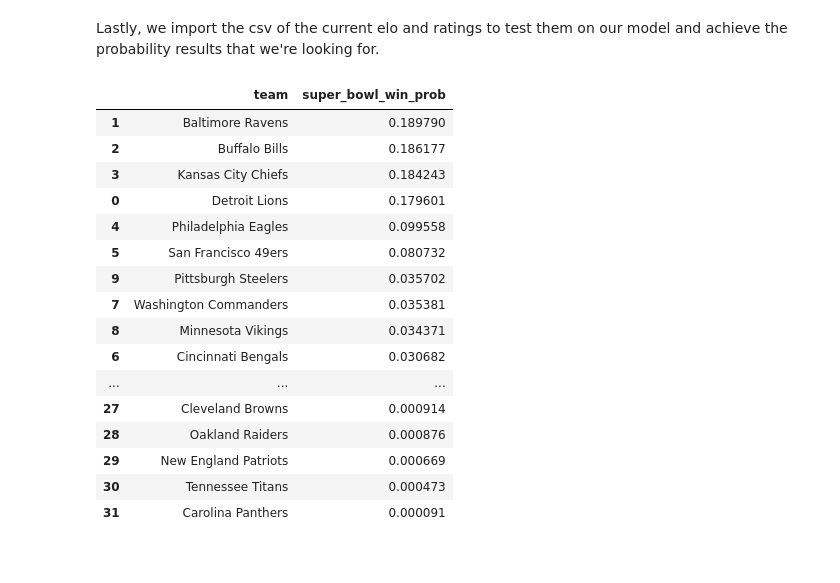
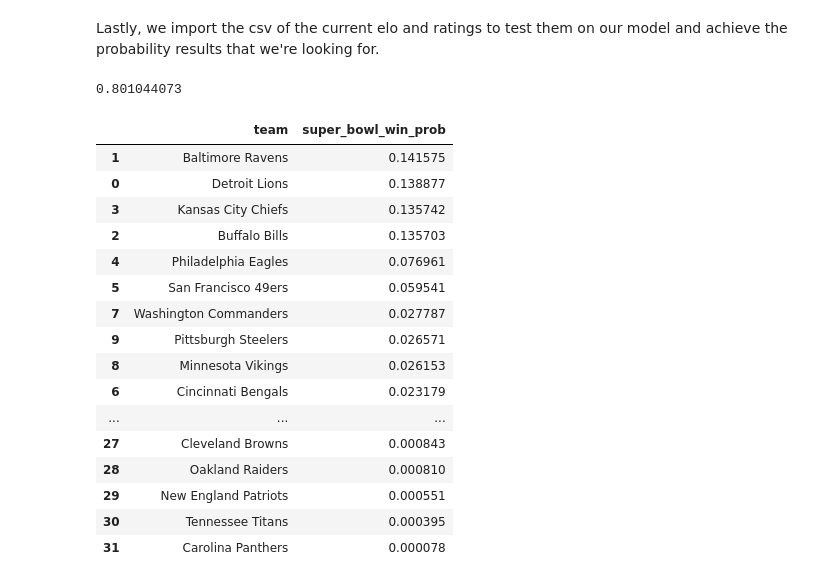
Before and after one commit to AndyGran/CMSC-320-Final-Project, a Jupyter notebook: Data-Analysis.ipynb, the cells around one changed output. Saved outputs shown, nothing was run; the diff lists cells and outputs as text; code cells hidden in the pictures.

Commit message:
fixed expected win calculation

```diff
--- a/Data-Analysis.ipynb
+++ b/Data-Analysis.ipynb
@@ -747,38 +748,39 @@ weighted avg       0.95      0.98      0.96       128
 Lastly, we import the csv of the current elo and ratings to test them on our model and achieve the probability results that we're looking for.
 # %%
 nfl_elo_curr_df = pd.read_csv('nfl_elo_current.csv')
-nfl_elo_curr_df['expected_wins'] = nfl_elo_curr_df['wins'] + nfl_elo_curr_df['expected_wins_538_ytd']
+nfl_elo_curr_df['expected_wins'] = nfl_elo_curr_df['wins'] + (17 - nfl_elo_curr_df['week']) * (nfl_elo_curr_df['expected_wins_538_ytd']/nfl_elo_curr_df['week'])
 nfl_elo_curr_df['win_loss_perc'] = nfl_elo_curr_df['expected_wins'] / 17
 nfl_elo_curr_df['team'] = nfl_elo_curr_df['team'].apply(lambda team: team_name_mapping.get(team, team))
-
+print(max(nfl_elo_curr_df['win_loss_perc']))
 # Rename elo of the team at current to average_elo for the model
 nfl_elo_curr_df.rename(columns={'nfelo': 'average_elo'}, inplace=True)
 
 features_for_model = ['win_loss_perc', 'defensive_rank', 'average_elo']
 X_curr = nfl_elo_curr_df[features_for_model]
 
 X_curr_scaled = scaler.transform(X_curr)
 
 nfl_elo_curr_df['super_bowl_win_prob'] = best_model.predict_proba(X_curr_scaled)[:, 1]
 
 nfl_elo_curr_df = nfl_elo_curr_df.sort_values(by='super_bowl_win_prob', ascending=False)
 
 nfl_elo_curr_df[['team', 'super_bowl_win_prob']]
 # %% [output]
+0.801044073
 |  | team | super_bowl_win_prob |
-| 1 | Baltimore Ravens | 0.189790 |
-| 2 | Buffalo Bills | 0.186177 |
-| 3 | Kansas City Chiefs | 0.184243 |
-| 0 | Detroit Lions | 0.179601 |
-| 4 | Philadelphia Eagles | 0.099558 |
-| 5 | San Francisco 49ers | 0.080732 |
-| 9 | Pittsburgh Steelers | 0.035702 |
-| 7 | Washington Commanders | 0.035381 |
-| 8 | Minnesota Vikings | 0.034371 |
-| 6 | Cincinnati Bengals | 0.030682 |
+| 1 | Baltimore Ravens | 0.141575 |
+| 0 | Detroit Lions | 0.138877 |
+| 3 | Kansas City Chiefs | 0.135742 |
+| 2 | Buffalo Bills | 0.135703 |
+| 4 | Philadelphia Eagles | 0.076961 |
+| 5 | San Francisco 49ers | 0.059541 |
+| 7 | Washington Commanders | 0.027787 |
+| 9 | Pittsburgh Steelers | 0.026571 |
+| 8 | Minnesota Vikings | 0.026153 |
+| 6 | Cincinnati Bengals | 0.023179 |
 | ... | ... | ... |
-| 27 | Cleveland Browns | 0.000914 |
-| 28 | Oakland Raiders | 0.000876 |
-| 29 | New England Patriots | 0.000669 |
-| 30 | Tennessee Titans | 0.000473 |
-| 31 | Carolina Panthers | 0.000091 |
+| 27 | Cleveland Browns | 0.000843 |
+| 28 | Oakland Raiders | 0.000810 |
+| 29 | New England Patriots | 0.000551 |
+| 30 | Tennessee Titans | 0.000395 |
+| 31 | Carolina Panthers | 0.000078 |
```
Also changed, not shown: parts of 5 cells of this notebook, 1 other file.
